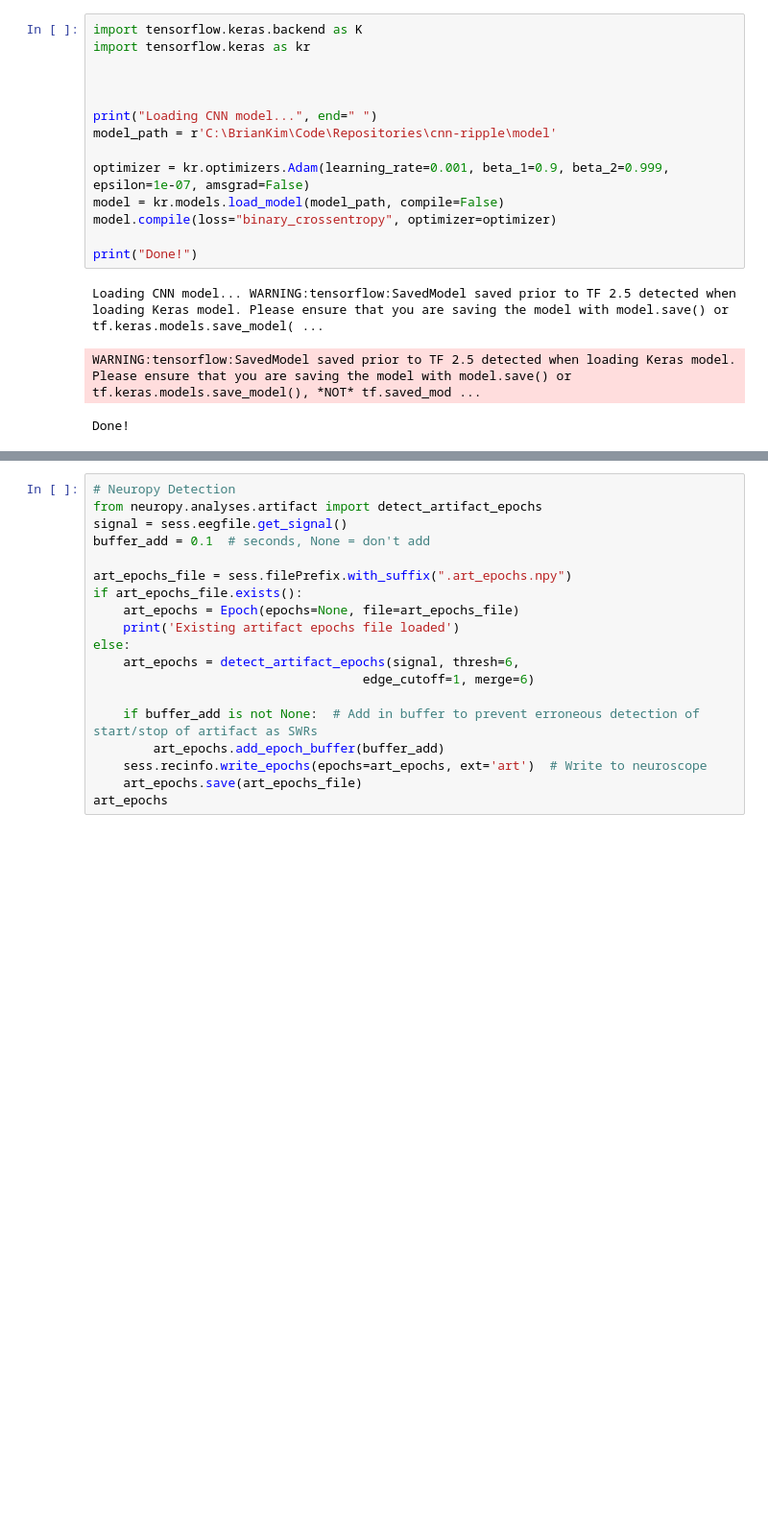
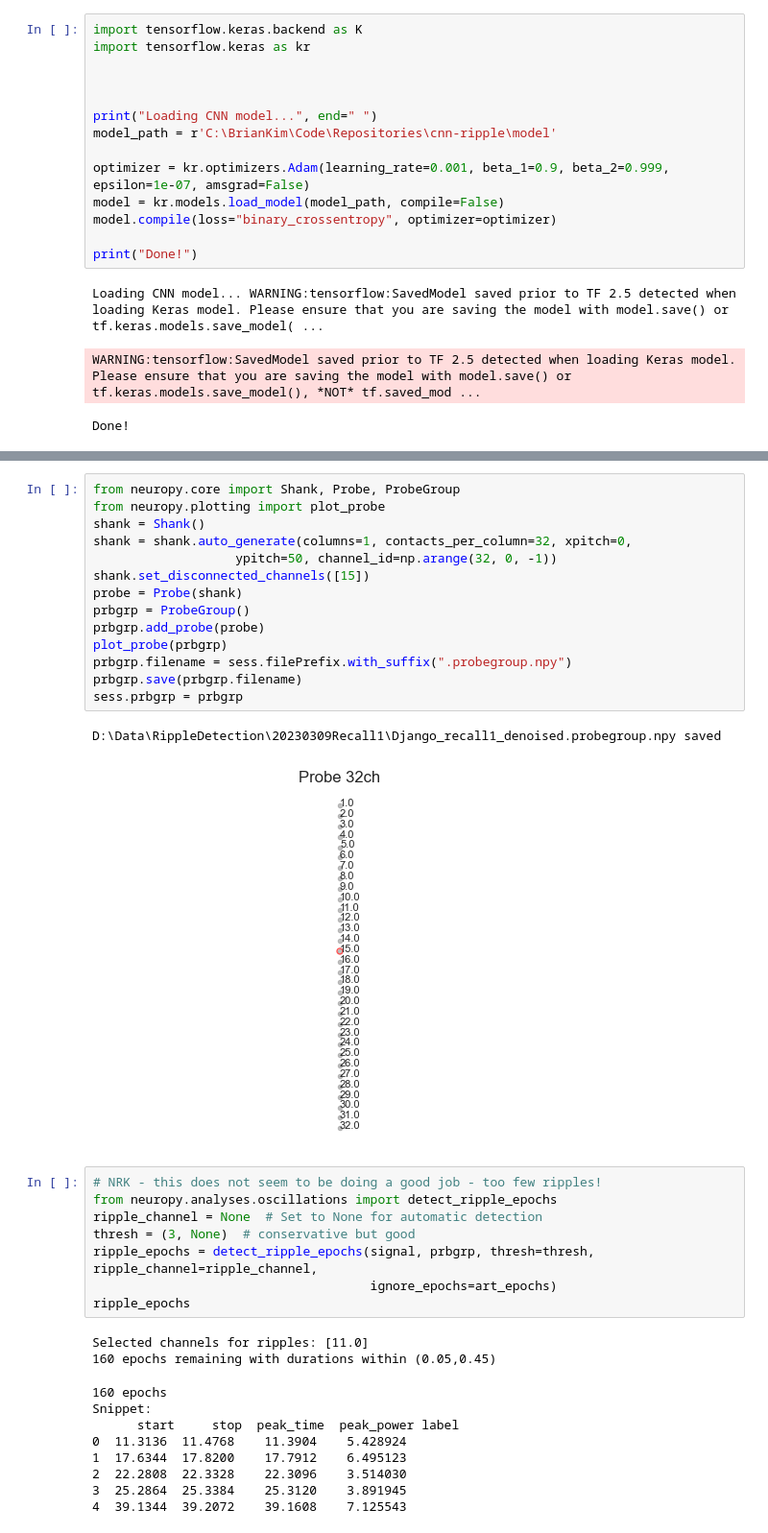
Before and after one commit to kimqi/RipplesAreCool, a Jupyter notebook: CNNRipples.ipynb, the cells around one changed output, grey strips where cells are left out. Shown at 96% size. Drawn from its saved outputs; the diff is of its cells as text; blank space fills up the shorter version.

```diff
--- a/CNNRipples.ipynb
+++ b/CNNRipples.ipynb
@@ -255,22 +335,39 @@ plot_ripples(k=450)
 # %% [output]
 [interactive output not drawn]
 [interactive output not drawn]
+# %%
+from neuropy.core import Shank, Probe, ProbeGroup
+from neuropy.plotting import plot_probe
+shank = Shank()
+shank = shank.auto_generate(columns=1, contacts_per_column=32, xpitch=0,
+                   ypitch=50, channel_id=np.arange(32, 0, -1))
+shank.set_disconnected_channels([15])
+probe = Probe(shank)
+prbgrp = ProbeGroup()
+prbgrp.add_probe(probe)
+plot_probe(prbgrp)
+prbgrp.filename = sess.filePrefix.with_suffix(".probegroup.npy")
+prbgrp.save(prbgrp.filename)
+sess.prbgrp = prbgrp
+# %% [output]
+D:\Data\RippleDetection\20230309Recall1\Django_recall1_denoised.probegroup.npy saved
+[figure, added]
 # %%
-# Neuropy Detection
-from neuropy.analyses.artifact import detect_artifact_epochs
-signal = sess.eegfile.get_signal()
-buffer_add = 0.1  # seconds, None = don't add
-
-art_epochs_file = sess.filePrefix.with_suffix(".art_epochs.npy")
-if art_epochs_file.exists():
-    art_epochs = Epoch(epochs=None, file=art_epochs_file)
-    print('Existing artifact epochs file loaded')
-else:
-    art_epochs = detect_artifact_epochs(signal, thresh=6,
-                                    edge_cutoff=1, merge=6)
-
-    if buffer_add is not None:  # Add in buffer to prevent erroneous detection of start/stop of artifact as SWRs
-        art_epochs.add_epoch_buffer(buffer_add)
-    sess.recinfo.write_epochs(epochs=art_epochs, ext='art')  # Write to neuroscope
-    art_epochs.save(art_epochs_file)
-art_epochs
+# NRK - this does not seem to be doing a good job - too few ripples!
+from neuropy.analyses.oscillations import detect_ripple_epochs
+ripple_channel = None  # Set to None for automatic detection
+thresh = (3, None)  # conservative but good
+ripple_epochs = detect_ripple_epochs(signal, prbgrp, thresh=thresh, ripple_channel=ripple_channel,
+                                     ignore_epochs=art_epochs)
+ripple_epochs
+# %% [output]
+Selected channels for ripples: [11.0]
+160 epochs remaining with durations within (0.05,0.45)
+160 epochs
+Snippet:
+      start     stop  peak_time  peak_power label
+0  11.3136  11.4768    11.3904    5.428924
+1  17.6344  17.8200    17.7912    6.495123
+2  22.2808  22.3328    22.3096    3.514030
+3  25.2864  25.3384    25.3120    3.891945
+4  39.1344  39.2072    39.1608    7.125543
```
Also changed, not shown: parts of 14 cells of this notebook, 2 other files.
